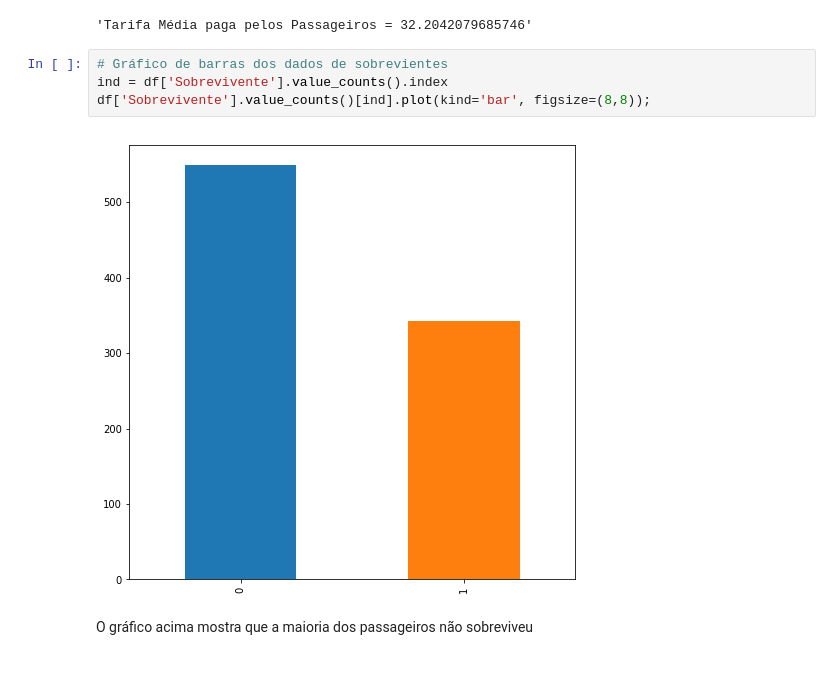
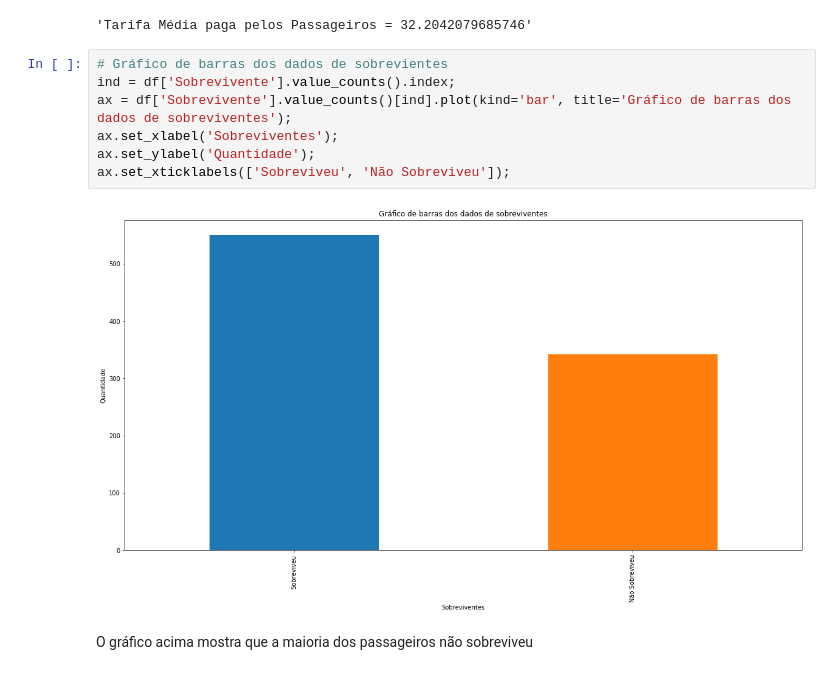
Before and after one commit to ricardo-noronha/Programa-Nanodegree-Fundamentos-de-Data-Science-I, a Jupyter notebook: Modulo3/Projeto2/process_titanic_data.ipynb, the cells around one changed output. Drawn from its saved outputs; the diff is of its cells as text.

```diff
--- a/Modulo3/Projeto2/process_titanic_data.ipynb
+++ b/Modulo3/Projeto2/process_titanic_data.ipynb
@@ -167,10 +180,13 @@ Name: Tarifa, dtype: float64
 'Tarifa Média paga pelos Passageiros = 32.2042079685746'
 # %%
 # Gráfico de barras dos dados de sobrevientes
-ind = df['Sobrevivente'].value_counts().index
-df['Sobrevivente'].value_counts()[ind].plot(kind='bar', figsize=(8,8));
+ind = df['Sobrevivente'].value_counts().index;
+ax = df['Sobrevivente'].value_counts()[ind].plot(kind='bar', title='Gráfico de barras dos dados de sobreviventes');
+ax.set_xlabel('Sobreviventes');
+ax.set_ylabel('Quantidade');
+ax.set_xticklabels(['Sobreviveu', 'Não Sobreviveu']);
 # %% [output]
-[figure, old version]
+[figure, new version]
 # %% [markdown]
 O gráfico acima mostra que a maioria dos passageiros não sobreviveu
 # %%
```
Also changed, not shown: parts of 17 cells of this notebook.
